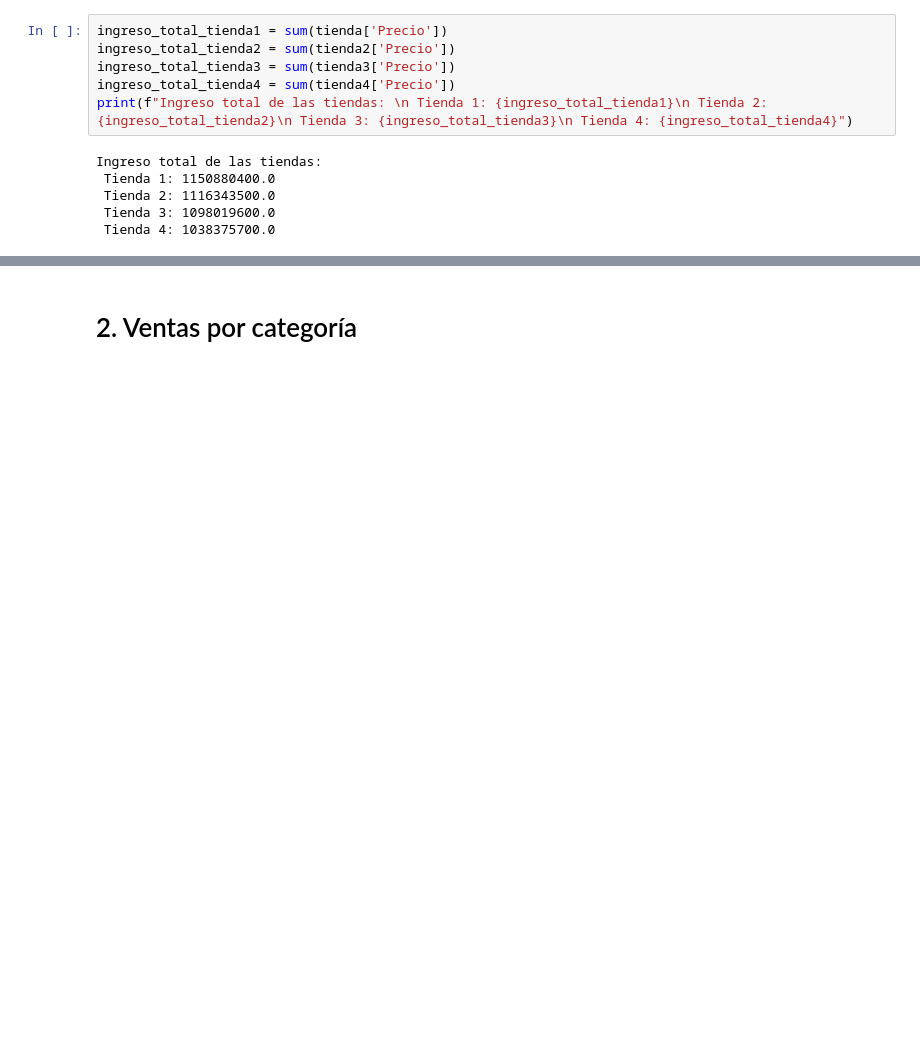
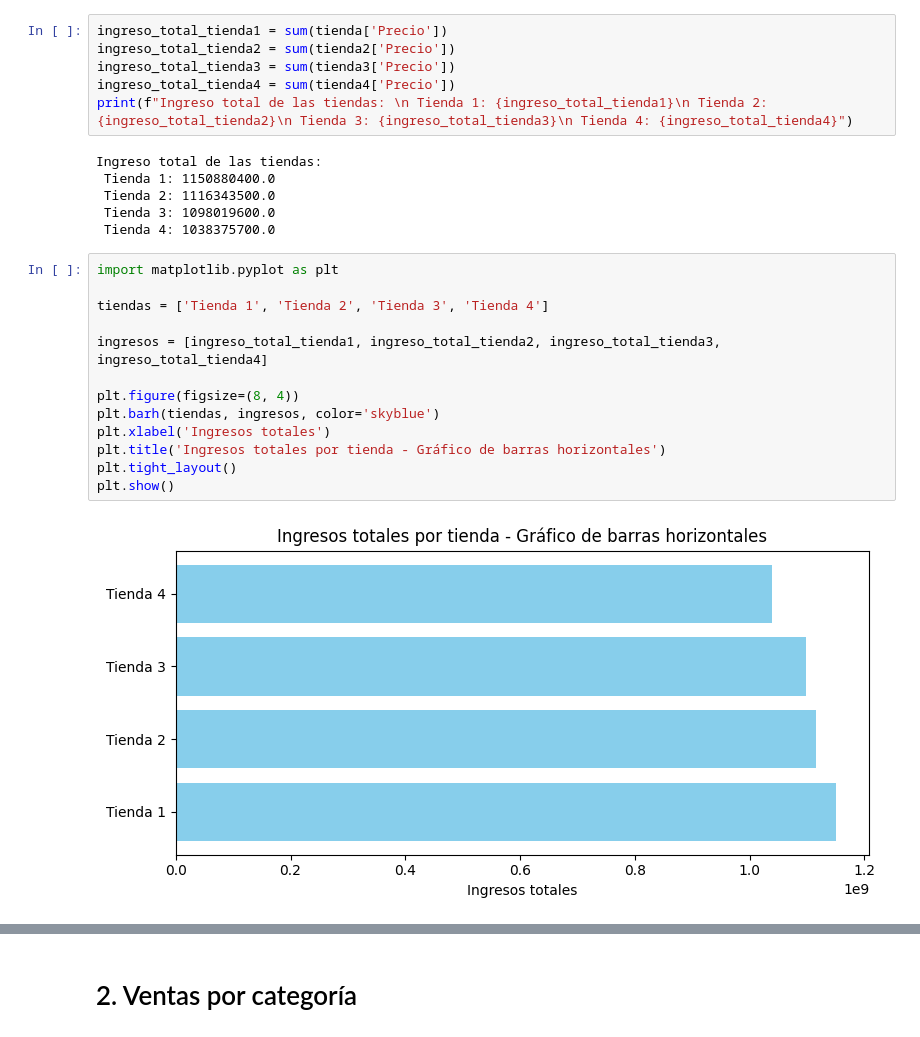
Before and after one commit to RamsesSosa04/Alura_Store_Latam, a Jupyter notebook: AluraStoreLatam.ipynb, the cells around one changed output, grey strips where cells are left out. Drawn from its saved outputs; the diff is of its cells as text; blank space fills up the shorter version.

Commit message:
Add three graphs of the stores

```diff
--- a/AluraStoreLatam.ipynb
+++ b/AluraStoreLatam.ipynb
@@ -35,3 +35,18 @@ Ingreso total de las tiendas:
  Tienda 2: 1116343500.0
  Tienda 3: 1098019600.0
  Tienda 4: 1038375700.0
+# %%
+import matplotlib.pyplot as plt
+
+tiendas = ['Tienda 1', 'Tienda 2', 'Tienda 3', 'Tienda 4']
+
+ingresos = [ingreso_total_tienda1, ingreso_total_tienda2, ingreso_total_tienda3, ingreso_total_tienda4]
+
+plt.figure(figsize=(8, 4))
+plt.barh(tiendas, ingresos, color='skyblue')
+plt.xlabel('Ingresos totales')
+plt.title('Ingresos totales por tienda - Gráfico de barras horizontales')
+plt.tight_layout()
+plt.show()
+# %% [output]
+[figure, added]
```
Also changed, not shown: parts of 2 cells of this notebook.
